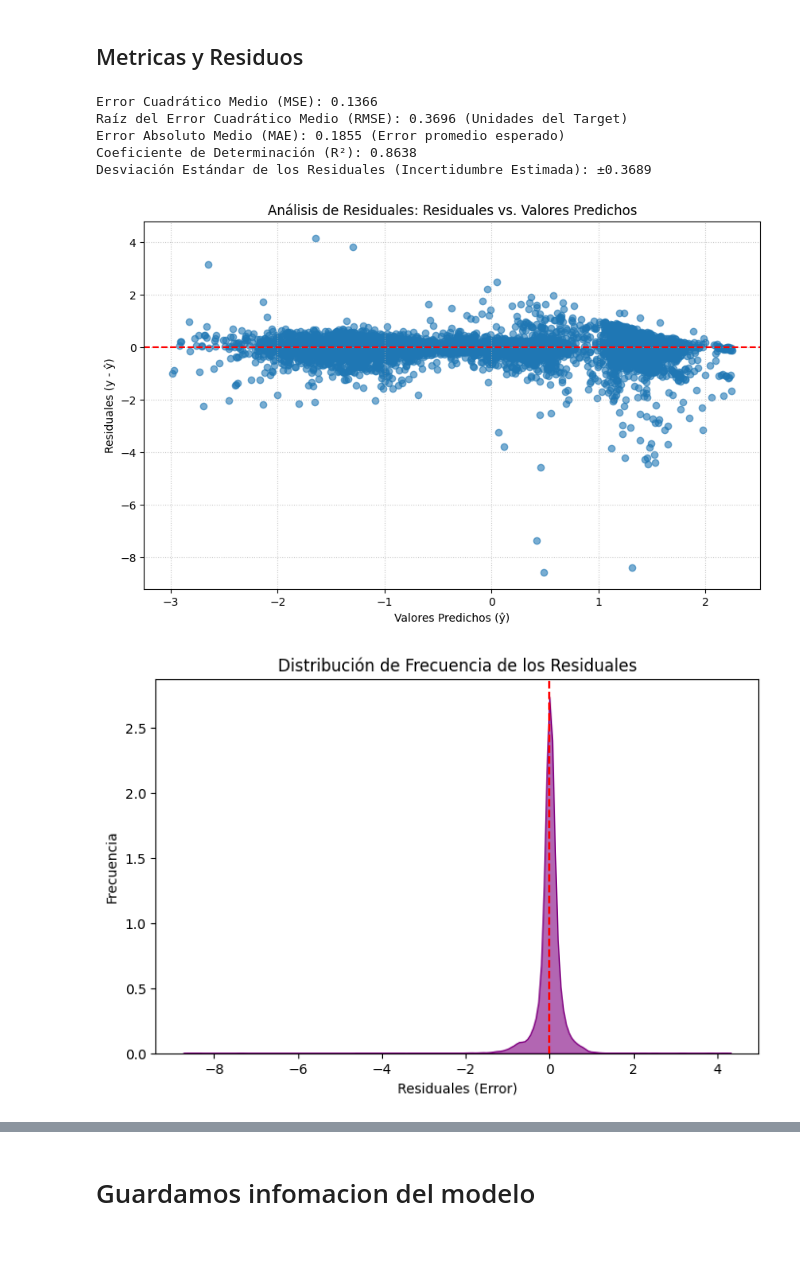
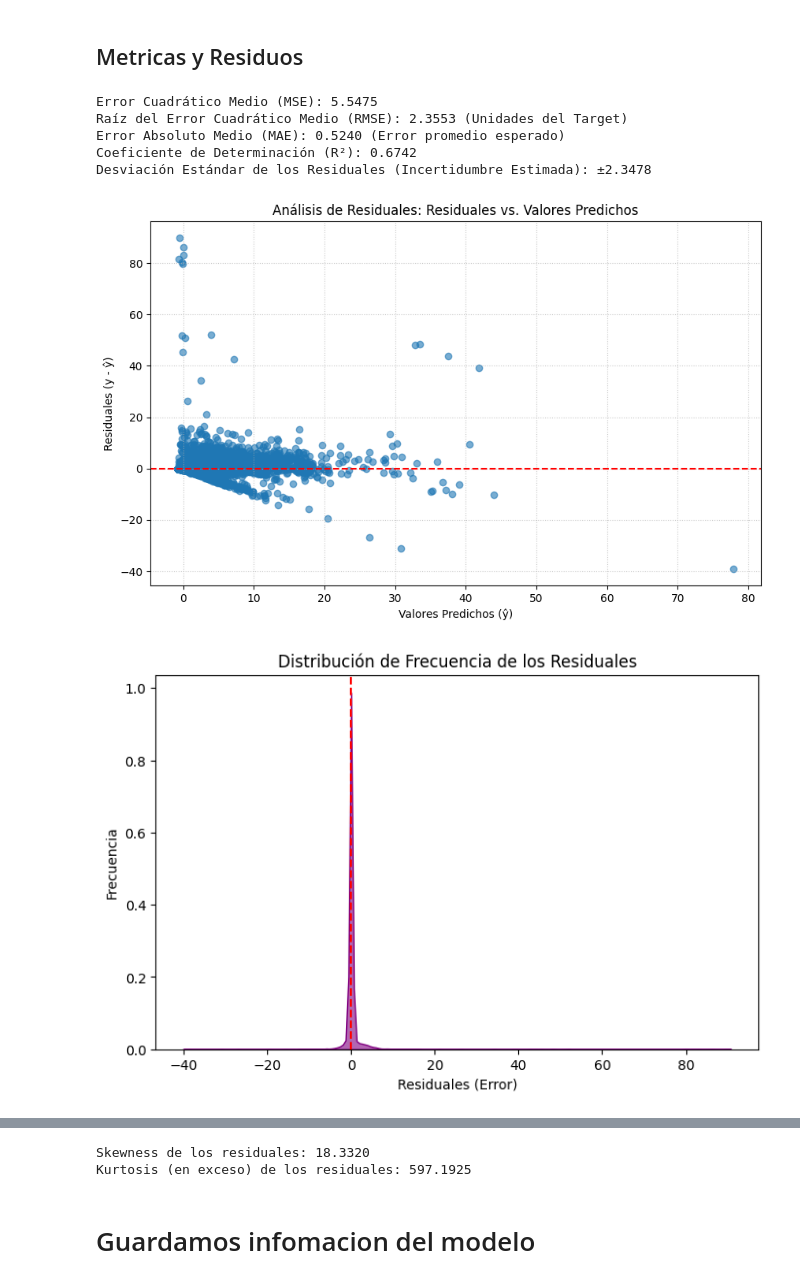
Before and after one commit to Lopez-504/Redshift-Estimation-Using-NN, a Jupyter notebook: NN_Redshift_Log_Model.ipynb, the cells around one changed output, grey strips where cells are left out. Saved outputs shown, nothing was run; the diff lists cells and outputs as text; code cells hidden in the pictures; blank space fills up the shorter version.

```diff
--- a/NN_Redshift_Log_Model.ipynb
+++ b/NN_Redshift_Log_Model.ipynb
@@ -217,6 +224,6 @@ Datos:  ['ra', 'dec', 'z', 'deVRad_r', 'expPhi_r', 'expRad_r', 'extinction_r', '
 # %%
 # Transformamos a logaritmo
-df_log = np.log(df)
+df_log = np.log(1 + df)
 
 # Mascara de infinitos
 mask_inf = df_log.isin([np.inf, -np.inf])
@@ -321,7 +327,7 @@ optimizer = optim.Adam(model.parameters(), lr=learning_rate)
 # %% [markdown]
 ## Entrenamos y Validamos
 # %%
-NUM_EPOCHS = 300
+NUM_EPOCHS = 2
 
 # Define tus hiperparámetros de entrenamiento
 BATCH_SIZE = 128
@@ -353,7 +359,7 @@ for epoch in range(NUM_EPOCHS):
     for i, (inputs, labels) in enumerate(train_loader):
         # 1. Mover datos a la GPU (si aplica)
         inputs = inputs.to(device)
-        labels = labels.to(device)
+        labels = labels.to(device).float().view(-1, 1)
 
         # 2. Pase hacia adelante
         outputs = model(inputs)
@@ -381,7 +387,7 @@ for epoch in range(NUM_EPOCHS):
         for inputs, labels in val_loader:
 
             inputs = inputs.to(device)
-            labels = labels.to(device)
+            labels = labels.to(device).float().view(-1, 1)
 
             outputs = model(inputs)
 
@@ -393,13 +399,13 @@ for epoch in range(NUM_EPOCHS):
 
     avg_val_loss = val_loss_sum / len(val_loader.dataset)
     # Guardamos
-    val_losses.append(avg_train_loss)
+    val_losses.append(avg_val_loss)
 
 # ------------- Seguimiento --------------
 
-    #print(f'Epoch [{epoch+1}/{NUM_EPOCHS}]')
-    #print(f'  Train Loss: {avg_train_loss:.4f}')
-    #print(f'  Validation Loss: {avg_val_loss:.4f}')
+    print(f'Epoch [{epoch+1}/{NUM_EPOCHS}]')
+    print(f'  Train Loss: {avg_train_loss:.4f}')
+    print(f'  Validation Loss: {avg_val_loss:.4f}')
 
     # Lógica para guardar el mejor modelo
     if avg_val_loss < best_val_loss:
@@ -449,6 +457,9 @@ with torch.no_grad():
 # 3. Convertir a NumPy arrays para el cálculo de métricas
 predictions = np.array(all_predictions)
 targets = np.array(all_targets)
+
+predictions = np.exp(predictions) - 1
+targets = np.exp(targets) - 1
 # %% [markdown]
 ## Metricas y Residuos
 # %%
@@ -476,37 +487,67 @@ plt.scatter(predictions, residuals, alpha=0.6)
 
 # Línea de referencia en y=0
 plt.axhline(y=0, color='r', linestyle='--')
 
 plt.title('Análisis de Residuales: Residuales vs. Valores Predichos')
 plt.xlabel('Valores Predichos (ŷ)')
 plt.ylabel('Residuales (y - ŷ)')
 plt.grid(True, linestyle=':', alpha=0.7)
 plt.show()
 
 plt.figure(figsize=(8, 5))
 # Graficar el histograma y la curva de densidad (KDE) de los residuales
 sns.kdeplot(residuals, color='purple',fill=True, alpha=0.6)
 
 plt.title('Distribución de Frecuencia de los Residuales')
 plt.xlabel('Residuales (Error)')
 plt.ylabel('Frecuencia')
 plt.axvline(x=0, color='r', linestyle='--')
 plt.show()
 
 plt.figure(figsize=(10, 6))
 plt.plot(train_losses, label='Train Loss')
 plt.plot(val_losses, label='Validation Loss')
 plt.title('Pérdida de Entrenamiento y Validación por Época')
 plt.xlabel('Época')
 plt.ylabel('Pérdida')
 plt.legend()
 plt.grid(True)
 plt.show()
+
+plt.figure(figsize=(8, 8))
+
+# Gráfico de dispersión de los datos
+plt.scatter(targets, predictions, alpha=0.6, label='Predicciones del Modelo')
+
+min_val = min(targets.min(), predictions.min())
+max_val = max(targets.max(), predictions.max())
+
+# Genera una línea que va desde el valor mínimo al máximo con pendiente 1
+plt.plot([min_val, max_val], [min_val, max_val],
+         color='red',
+         linestyle='--',
+         linewidth=2,
+         label='Ajuste Perfecto (Y=X)')
+
+plt.title('Rendimiento del Modelo: Predicción vs. Redshift Real')
+plt.xlabel('Redshift Real (Target)')
+plt.ylabel('Redshift Predicho')
+plt.legend()
+plt.grid(True, linestyle=':', alpha=0.7)
+plt.axis('equal')
+plt.show()
+
+skn = skew(residuals)
+
+curt = kurtosis(residuals)
+
+print(f"Skewness de los residuales: {skn:.4f}")
+print(f"Kurtosis (en exceso) de los residuales: {curt:.4f}")
 # %% [output]
-Error Cuadrático Medio (MSE): 0.1366
-Raíz del Error Cuadrático Medio (RMSE): 0.3696 (Unidades del Target)
-Error Absoluto Medio (MAE): 0.1855 (Error promedio esperado)
-Coeficiente de Determinación (R²): 0.8638
-Desviación Estándar de los Residuales (Incertidumbre Estimada): ±0.3689
+Error Cuadrático Medio (MSE): 5.5475
+Raíz del Error Cuadrático Medio (RMSE): 2.3553 (Unidades del Target)
+Error Absoluto Medio (MAE): 0.5240 (Error promedio esperado)
+Coeficiente de Determinación (R²): 0.6742
+Desviación Estándar de los Residuales (Incertidumbre Estimada): ±2.3478
-[figure, old version]
+[figure, new version]
-[figure, old version]
+[figure, new version]
@@ -514,3 +556,5 @@ Desviación Estándar de los Residuales (Incertidumbre Estimada): ±0.3689
+Skewness de los residuales: 18.3320
+Kurtosis (en exceso) de los residuales: 597.1925
 # %%
 
 def extract_and_convert(dataset_subset):
```
Also changed, not shown: parts of 13 cells of this notebook.
